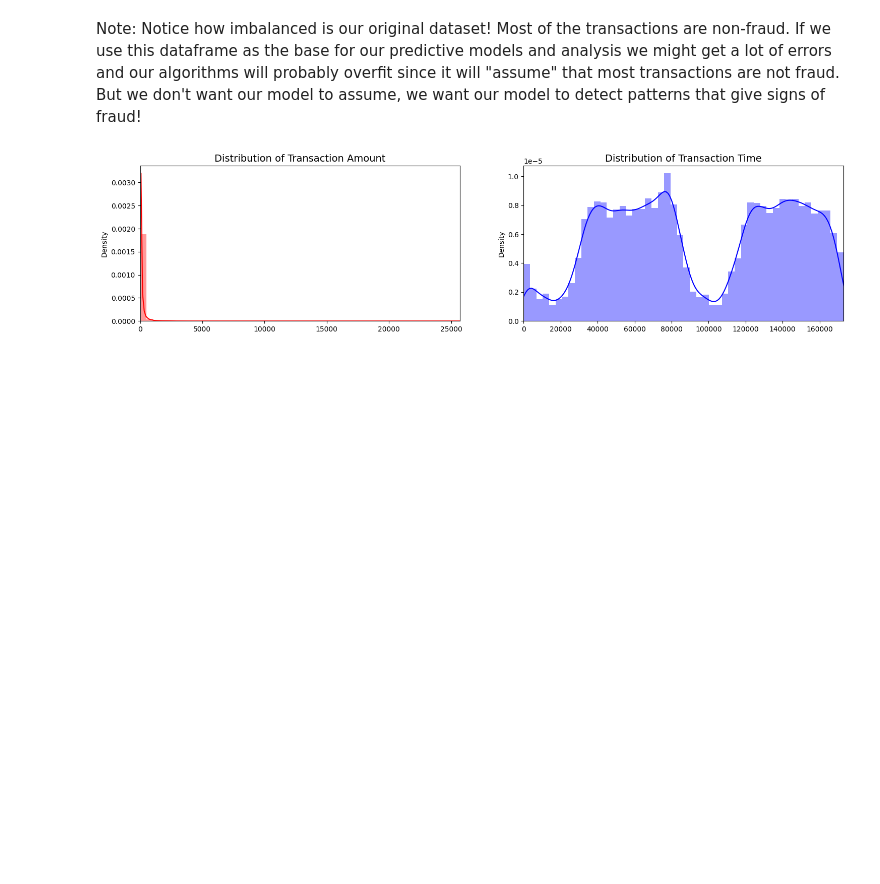
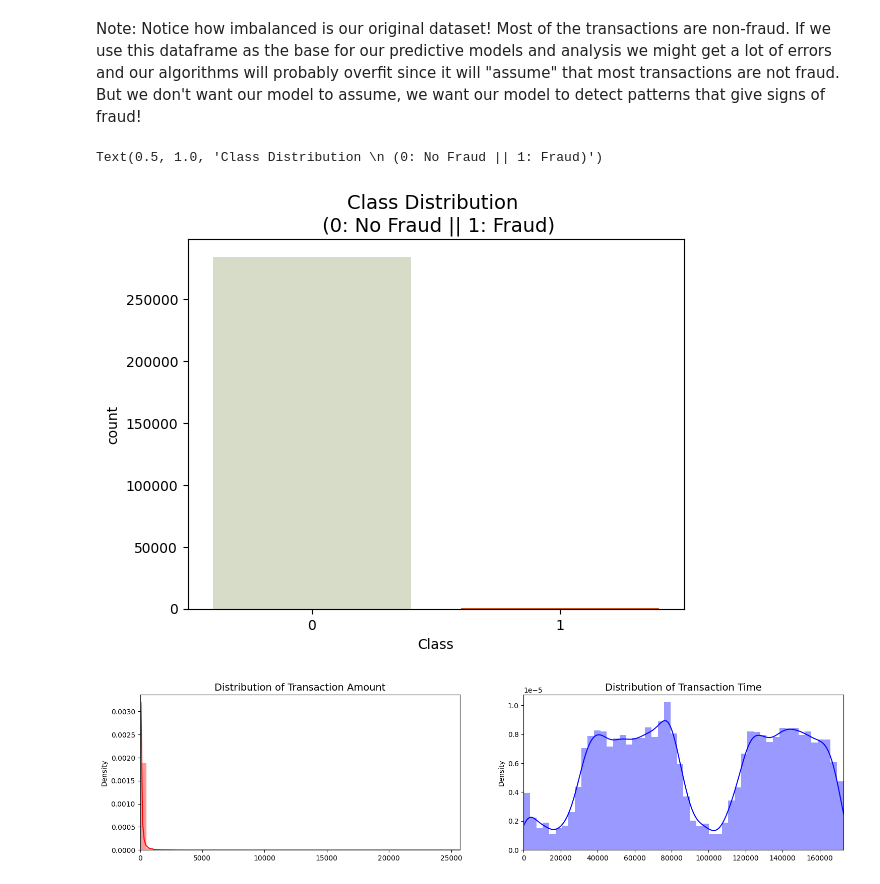
Before and after one commit to alfarezza/MachineLearning-Project, a Jupyter notebook: DataScience/credit.ipynb, the cells around one changed output. Drawn from its saved outputs; the diff is of its cells as text; code cells hidden in the pictures; blank space fills up the shorter version.

```diff
--- a/DataScience/credit.ipynb
+++ b/DataScience/credit.ipynb
@@ -138,8 +99,11 @@ Note: Notice how imbalanced is our original dataset! Most of the transactions ar
 # %%
 colors = ["#D9DFC6", "#F14A00"]
 
-sns.countplot('Class', data= df, palette= colors)
+sns.countplot(x='Class', data= df, palette= colors)
 plt.title('Class Distribution \n (0: No Fraud || 1: Fraud)', fontsize = 14)
+# %% [output]
+Text(0.5, 1.0, 'Class Distribution \n (0: No Fraud || 1: Fraud)')
+[figure, added]
 # %%
 fig, ax = plt.subplots(1, 2, figsize=(18,4))
 
```
Also changed, not shown: parts of 9 cells of this notebook.
